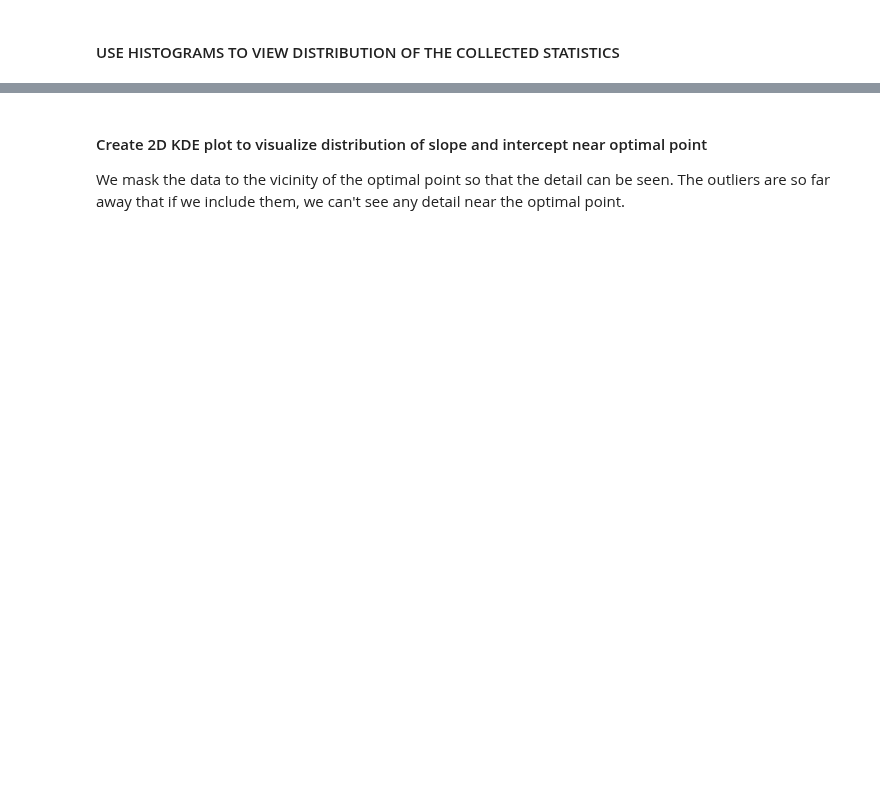
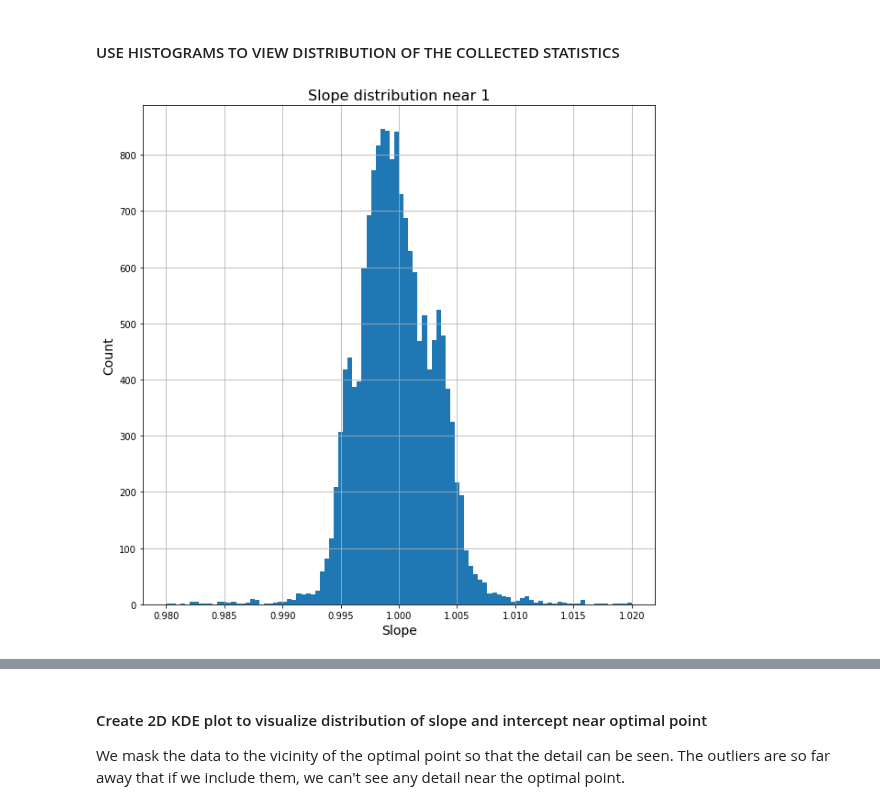
Before and after one commit to GeoscienceAustralia/hiperseis, a Jupyter notebook: inventory/check_station_locations.ipynb, the cells around one changed output, grey strips where cells are left out. Drawn from its saved outputs; the diff is of its cells as text; code cells hidden in the pictures; blank space fills up the shorter version.

```diff
--- a/inventory/check_station_locations.ipynb
+++ b/inventory/check_station_locations.ipynb
@@ -246,8 +256,11 @@ min(counts), max(counts)
 #### USE HISTOGRAMS TO VIEW DISTRIBUTION OF THE COLLECTED STATISTICS
 # %%
 n, bins, patches = plt.hist(slope, 100, range=(0.98, 1.02))
-plt.title('Slope distribution near 1')
-plt.xlabel('Slope')
-plt.ylabel('Count')
+plt.title('Slope distribution near 1', fontsize=16)
+plt.xlabel('Slope', fontsize=14)
+plt.ylabel('Count', fontsize=14)
+plt.grid()
+# %% [output]
+[figure, added]
 # %%
 n, bins, patches = plt.hist(intercept, 100, range=(-1, 1))
```
Also changed, not shown: parts of 12 cells of this notebook.
